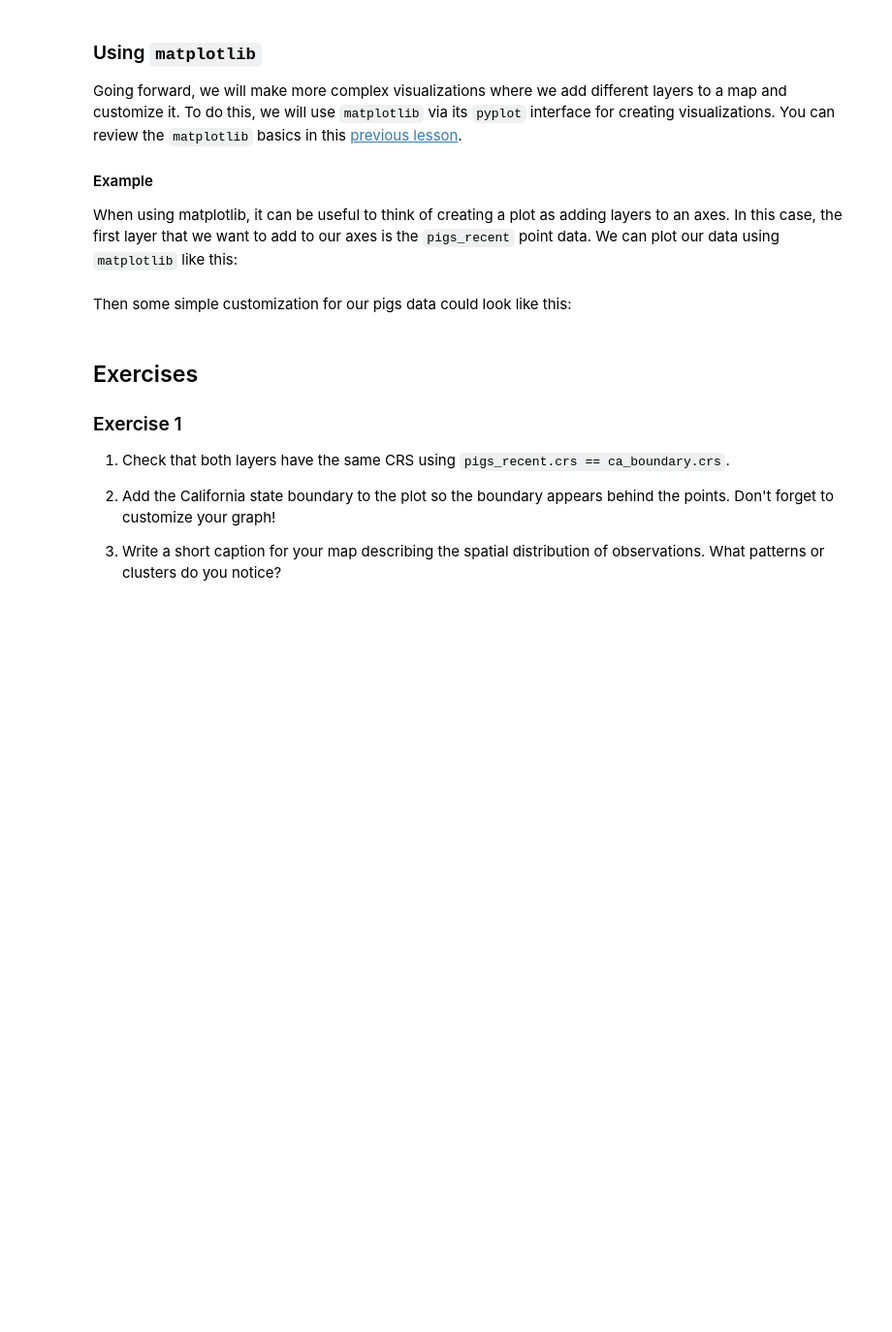
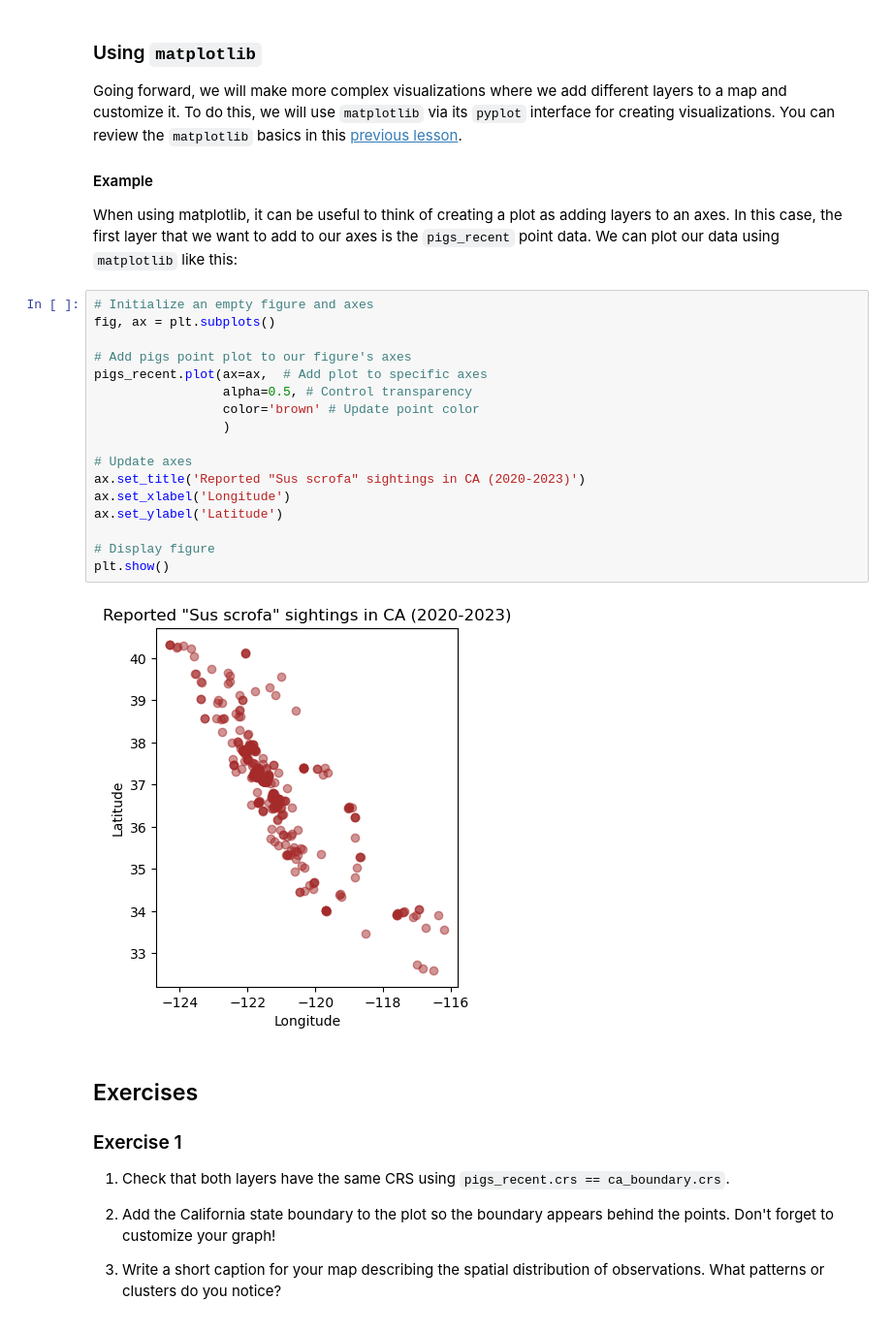
Before and after one commit to karolinasienko/eds220-in-class, a Jupyter notebook: week5/week-5-geopandas-intro-STUDENTS.ipynb, the cells around one changed output. Shown at 97% size. Saved outputs shown, nothing was run; the diff lists cells and outputs as text; blank space fills up the shorter version.

Commit message:
initial week 5 notebook

```diff
--- a/week5/week-5-geopandas-intro-STUDENTS.ipynb
+++ b/week5/week-5-geopandas-intro-STUDENTS.ipynb
@@ -325,8 +325,25 @@ Going forward, we will make more complex visualizations where we add different l
 #### Example
 
 When using matplotlib, it can be useful to think of creating a plot as adding layers to an axes. In this case, the first layer that we want to add to our axes is the `pigs_recent` point data. We can plot our data using `matplotlib` like this:
-# %% [markdown]
-Then some simple customization for our pigs data could look like this:
+# %%
+# Initialize an empty figure and axes
+fig, ax = plt.subplots()
+
+# Add pigs point plot to our figure's axes
+pigs_recent.plot(ax=ax,  # Add plot to specific axes
+                 alpha=0.5, # Control transparency
+                 color='brown' # Update point color
+                 )
+
+# Update axes
+ax.set_title('Reported "Sus scrofa" sightings in CA (2020-2023)')
+ax.set_xlabel('Longitude')
+ax.set_ylabel('Latitude')
+
+# Display figure
+plt.show()
+# %% [output]
+[figure, added]
 # %% [markdown]
 ## Exercises
 
```
Also changed, not shown: parts of 2 cells of this notebook, 1 other file.
